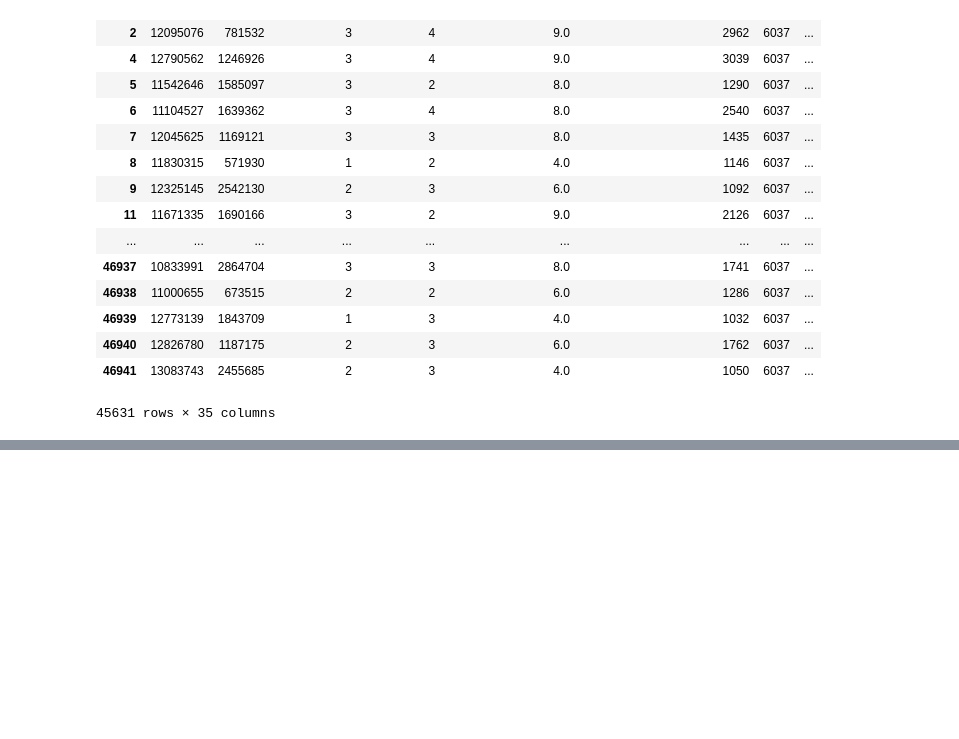
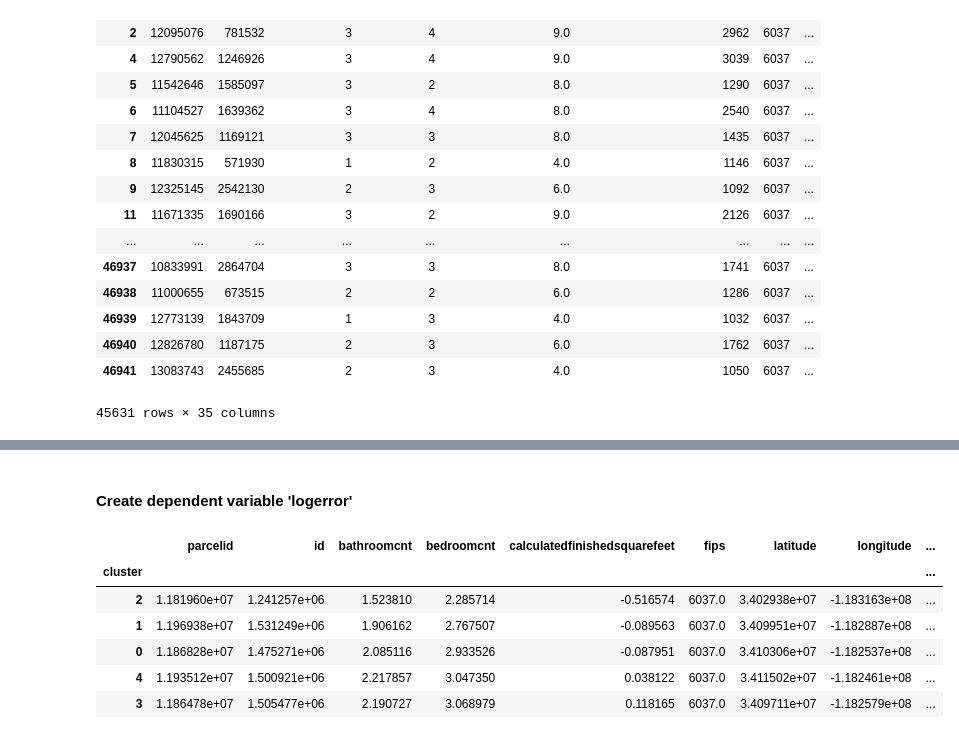
Before and after one commit to Osdorn-Typewriter-Repair/osdorn_project, a Jupyter notebook: osdorn_project_sean.ipynb, the cells around one changed output, grey strips where cells are left out. Cells and saved outputs as stored; diff of their text form; code cells hidden in the pictures; blank space fills up the shorter version.

```diff
--- a/osdorn_project_sean.ipynb
+++ b/osdorn_project_sean.ipynb
@@ -494,2 +412,3 @@ test.drop(columns = (['bathroomcnt', 'bedroomcnt']))
 # %%
-# train[['calculatedfinishedsquarefeet', 'structuretaxvaluedollarcnt', 'taxvaluedollarcnt', 'landtaxvaluedollarcnt']]= train_scaled[['calculatedfinishedsquarefeet', 'structuretaxvaluedollarcnt', 'taxvaluedollarcnt', 'landtaxvaluedollarcnt']]
+train[['calculatedfinishedsquarefeet', 'lotsizesquarefeet','structuretaxvaluedollarcnt', 'taxvaluedollarcnt', 'landtaxvaluedollarcnt']]= train_scaled[['calculatedfinishedsquarefeet', 'structuretaxvaluedollarcnt', 'lotsizesquarefeet','taxvaluedollarcnt', 'landtaxvaluedollarcnt']]
+train.head()
@@ -495,0 +422,26 @@ test.drop(columns = (['bathroomcnt', 'bedroomcnt']))
+# %% [markdown]
+#### Create dependent variable 'logerror'
+# %%
+X_train = train.drop(columns ='logerror')
+y_train = train[['logerror']]
+X_test = test.drop(columns ='logerror')
+y_test = test[['logerror']]
+# %%
+def target_cluster(y_train,X_train):
+    kmeans = KMeans(n_clusters=5)
+    kmeans.fit(y_train)
+    y_train['cluster'] = kmeans.predict(y_train)
+    train = X_train.merge(y_train,left_index=True,right_index=True)
+    return train
+# %%
+train = target_cluster(y_train,X_train)
+# %%
+train.groupby(['cluster']).mean().sort_values('logerror')
+# %% [output]
+|  | parcelid | id | bathroomcnt | bedroomcnt | calculatedfinishedsquarefeet | fips | latitude | longitude | ... |
+| cluster |  |  |  |  |  |  |  |  | ... |
+| 2 | 1.181960e+07 | 1.241257e+06 | 1.523810 | 2.285714 | -0.516574 | 6037.0 | 3.402938e+07 | -1.183163e+08 | ... |
+| 1 | 1.196938e+07 | 1.531249e+06 | 1.906162 | 2.767507 | -0.089563 | 6037.0 | 3.409951e+07 | -1.182887e+08 | ... |
+| 0 | 1.186828e+07 | 1.475271e+06 | 2.085116 | 2.933526 | -0.087951 | 6037.0 | 3.410306e+07 | -1.182537e+08 | ... |
+| 4 | 1.193512e+07 | 1.500921e+06 | 2.217857 | 3.047350 | 0.038122 | 6037.0 | 3.411502e+07 | -1.182461e+08 | ... |
+| 3 | 1.186478e+07 | 1.505477e+06 | 2.190727 | 3.068979 | 0.118165 | 6037.0 | 3.409711e+07 | -1.182579e+08 | ... |
```
Also changed, not shown: parts of 18 cells of this notebook.
